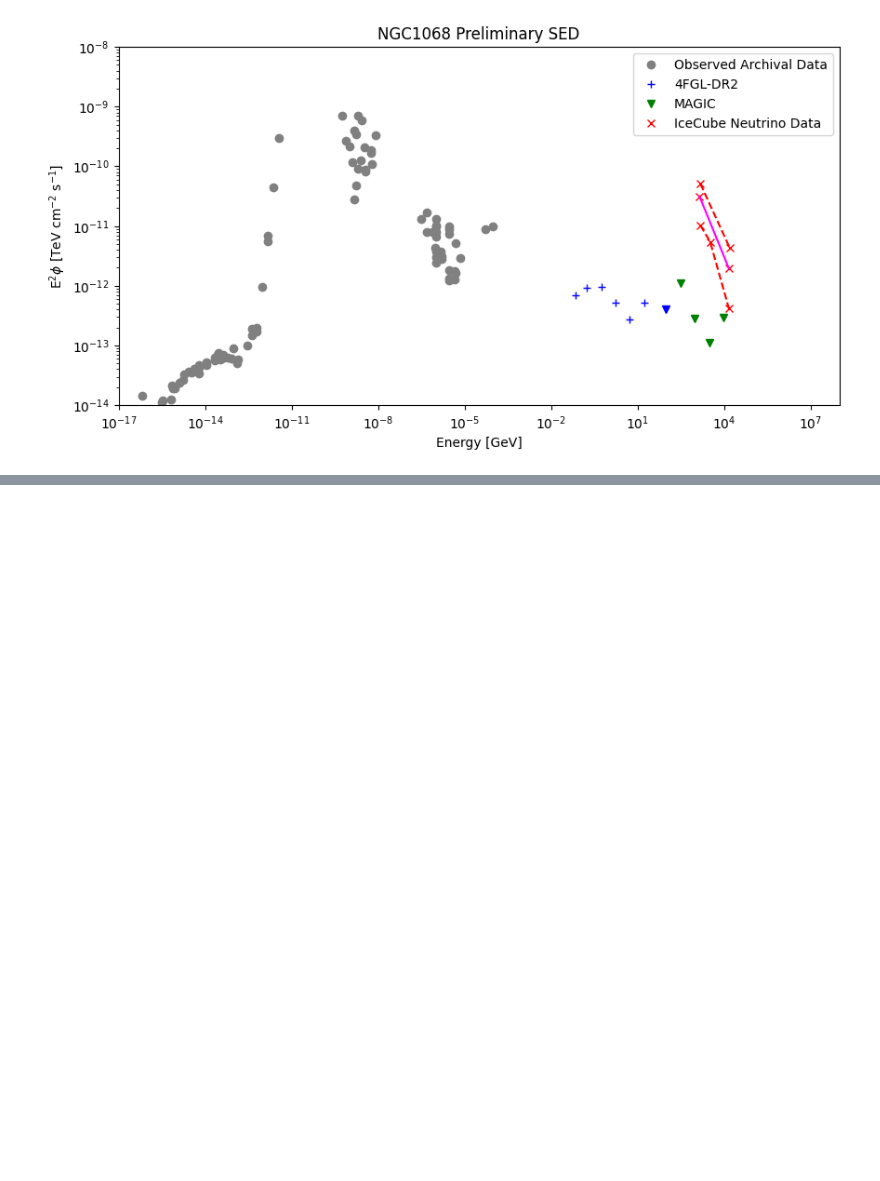
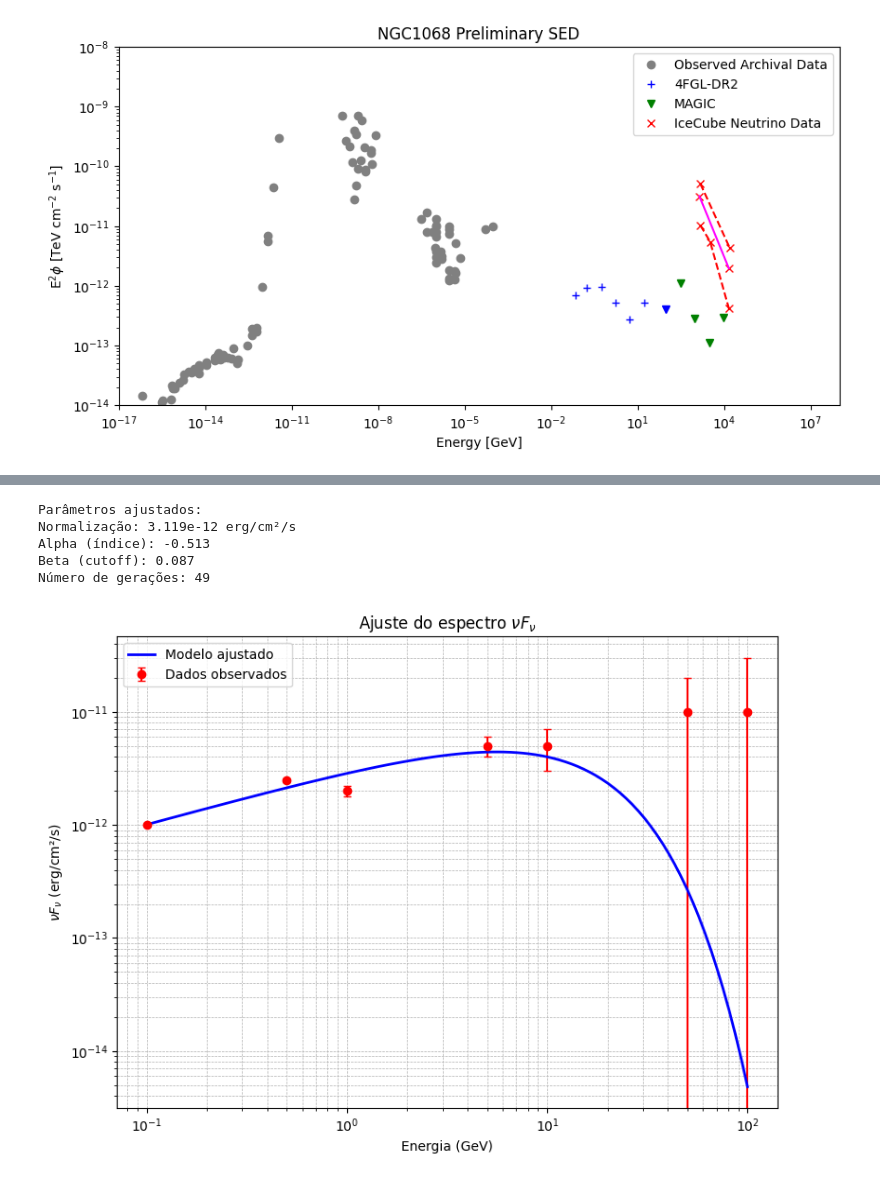
Before and after one commit to luanapassosreis/AGN_Studies, a Jupyter notebook: SED_reconstruction.ipynb, the cells around one changed output, grey strips where cells are left out. Drawn from its saved outputs; the diff is of its cells as text; code cells hidden in the pictures; blank space fills up the shorter version.

```diff
--- a/SED_reconstruction.ipynb
+++ b/SED_reconstruction.ipynb
@@ -121,0 +187,68 @@ plt.show()
+# %%
+import numpy as np
+import matplotlib.pyplot as plt
+from scipy.optimize import differential_evolution
+
+# Dados de exemplo: energia (GeV) e fluxo observado (nu F_nu)
+energy_obs = np.array([0.1, 0.5, 1, 5, 10, 50, 100])  # GeV
+flux_obs = np.array([1e-11, 5e-12, 2e-12, 1e-12, 5e-13, 2e-13, 1e-13])  # erg/cm²/s
+flux_err = np.array([0.2e-12] * len(flux_obs))  # erro associado ao fluxo
+
+# Modelo teórico de F_nu (ajustável via parâmetros)
+def model_flux(energy, params):
+    # Parâmetros: [normalization, alpha, beta]
+    norm, alpha, beta = params
+    return norm * energy**alpha * np.exp(-beta * energy)
+
+# Função de custo: calcula o chi^2
+def chi_squared(params):
+    model = model_flux(energy_obs, params)
+    chi2 = np.sum(((flux_obs - model) / flux_err) ** 2)
+    return chi2
+
+# Limites dos parâmetros para o Differential Evolution
+bounds = [
+    (1e-13, 1e-10),  # Normalization [erg/cm²/s]
+    (-3, 0),         # Alpha (slope)
+    (0.01, 1)        # Beta (exponential cutoff)
+]
+
+# Ajuste usando Differential Evolution
+result = differential_evolution(chi_squared, bounds, strategy='best1bin', tol=1e-6)
+best_params = result.x
+n_iterations = result.nit  # Número de gerações
+
+# Parâmetros ajustados
+print("Parâmetros ajustados:")
+print(f"Normalização: {best_params[0]:.3e} erg/cm²/s")
+print(f"Alpha (índice): {best_params[1]:.3f}")
+print(f"Beta (cutoff): {best_params[2]:.3f}")
+print(f"Número de gerações: {n_iterations}")
+
+# Calcular o modelo ajustado em uma faixa de energias
+energy_model = np.logspace(-1, 2, 100)  # GeV
+flux_model = model_flux(energy_model, best_params)
+
+# Plotar os dados e o ajuste
+plt.figure(figsize=(8, 6))
+plt.errorbar(energy_obs, energy_obs * flux_obs, yerr=energy_obs * flux_err,
+             fmt='o', label="Dados observados", color='red', capsize=3)
+plt.plot(energy_model, energy_model * flux_model, label="Modelo ajustado", color='blue', lw=2)
+
+# Configurações do gráfico
+plt.xscale('log')
+plt.yscale('log')
+plt.xlabel("Energia (GeV)")
+plt.ylabel(r"$\nu F_\nu$ (erg/cm²/s)")
+plt.title(r"Ajuste do espectro $\nu F_\nu$")
+plt.legend()
+plt.grid(True, which="both", ls="--", lw=0.5)
+plt.tight_layout()
+plt.show()
+# %% [output]
+Parâmetros ajustados:
+Normalização: 3.119e-12 erg/cm²/s
+Alpha (índice): -0.513
+Beta (cutoff): 0.087
+Número de gerações: 49
+[figure, added]
```
Also changed, not shown: parts of 4 cells of this notebook, 10 other files.
